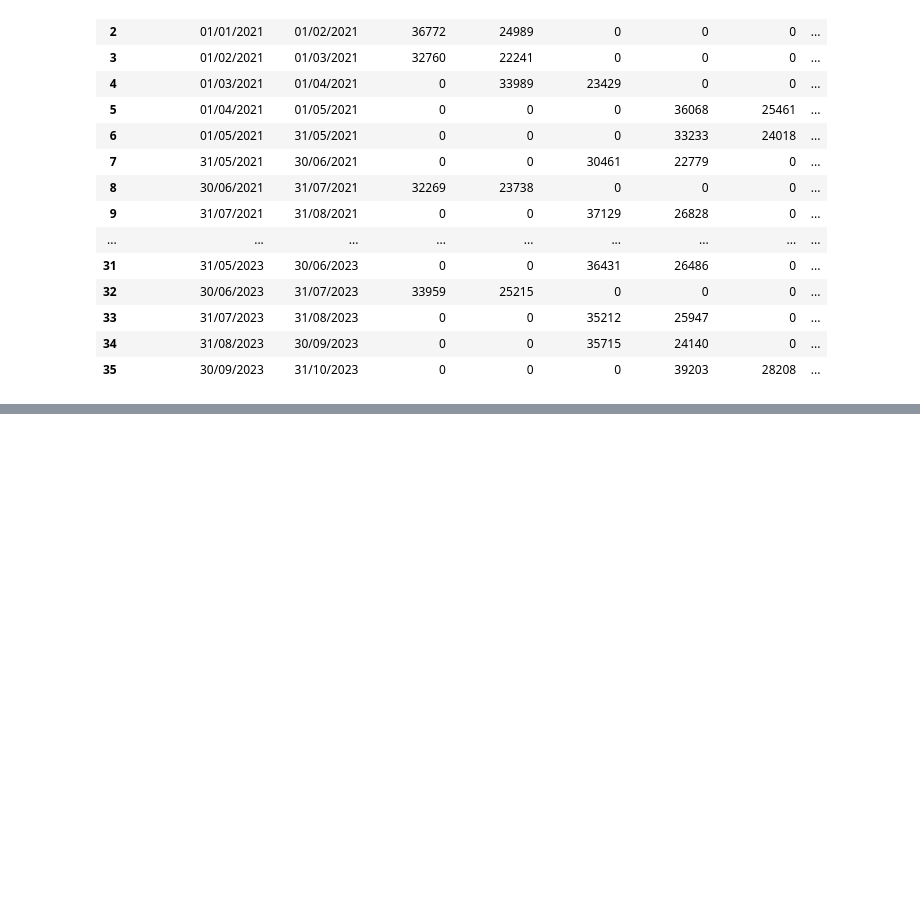
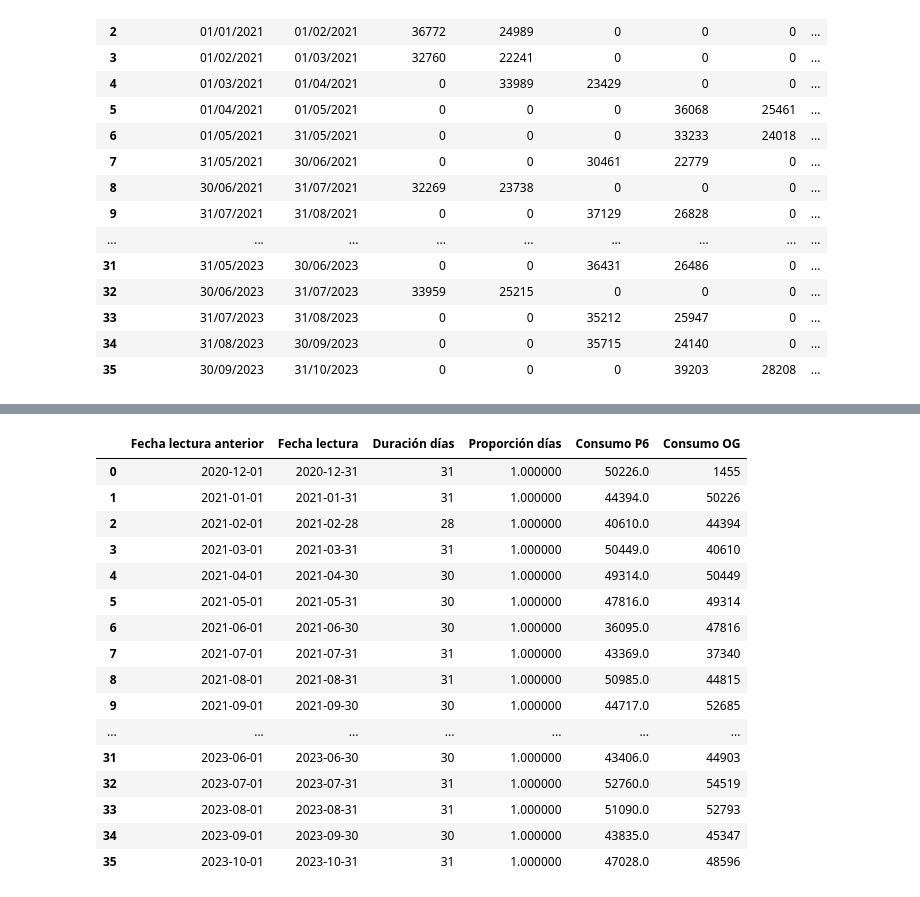
Before and after one commit to raserr11/CUPX, a Jupyter notebook: functions_dev/CRAF.ipynb, the cells around one changed output, grey strips where cells are left out. Drawn from its saved outputs; the diff is of its cells as text; code cells hidden in the pictures; blank space fills up the shorter version.

Commit message:
Function: Date-div

```diff
--- a/functions_dev/CRAF.ipynb
+++ b/functions_dev/CRAF.ipynb
@@ -10,7 +7,7 @@ np.float64(49.5)
 # %%
-df = pd.read_excel('/home/raul/CAREER/DATA_SCIENCE/proyectos/CUPX/cups-examples/InformeCUPS_AMOROS.xlsx', sheet_name=1)
+df = pd.read_excel('/home/raulserrano/DATA_SCIENCE/proyectos/CUPX/cups-examples/InformeCUPS_AMOROS.xlsx', sheet_name=1)
 df.drop('Tipo lectura', axis=1, inplace=True)
-df
+df.head(40)
 # %% [output]
 |  | Fecha lectura anterior | Fecha lectura | Consumo P1 | Consumo P2 | Consumo P3 | Consumo P4 | Consumo P5 | ... |
 | 0 | 30/11/2020 | 01/12/2020 | 0 | 1122 | 771 | 0 | 0 | ... |
@@ -37,0 +45,3 @@ Index(['Fecha lectura anterior', 'Fecha lectura', 'Consumo P1', 'Consumo P2',
+# %%
+dates_df = solo_dates(df)
+dates_df.head(10)
@@ -37,0 +102,6 @@ Index(['Fecha lectura anterior', 'Fecha lectura', 'Consumo P1', 'Consumo P2',
+# %%
+def eliminar_filas_un_dia(df):
+    # Crear una nueva copia del DataFrame sin las filas que tengan un solo día
+    df_sin_filas_un_dia = df[df['Fecha lectura anterior'] != df['Fecha lectura']].copy().reset_index().drop(columns=['index'])
+
+    return df_sin_filas_un_dia
@@ -37,0 +110,86 @@ Index(['Fecha lectura anterior', 'Fecha lectura', 'Consumo P1', 'Consumo P2',
+# %%
+def dividir_filas(df):
+    filas_divididas = []
+    dates_df = dates_p6(df)
+
+    # Añadir la columna de "Duración días" calculando los días entre las dos fechas
+    dates_df['Duración días'] = (dates_df['Fecha lectura'] - dates_df['Fecha lectura anterior']).dt.days
+
+    for _, row in dates_df.iterrows():
+        start_date = row['Fecha lectura anterior']
+        end_date = row['Fecha lectura']
+        consum = row['Consumo P6']
+        total_days = row['Duración días']  # total_days es ahora un número entero
+
+        # Si las fechas están en meses diferentes, dividir la fila
+        if start_date.month != end_date.month or start_date.year != end_date.year:
+            # Primera parte: desde start_date hasta el último día del mes de start_date
+            last_day_of_start_month = pd.Timestamp(start_date.year, start_date.month,
+                                                   pd.Timestamp(start_date.year, start_date.month, 1).days_in_month)
+            days_part1 = (last_day_of_start_month - start_date).days + 1  # Días en la primera parte
+
+            prop_days1 = days_part1 / total_days
+            prop_cons1 = prop_days1 * consum
+
+            filas_divididas.append({
+                'Fecha lectura anterior': start_date,
+                'Fecha lectura': last_day_of_start_month,
+                'Duración días': days_part1,
+                'Proporción días': prop_days1,  # Proporción de la primera parte
+                'Consumo P6': round(prop_cons1, 0)
+            })
+
+            # Segunda parte: desde el primer día del siguiente mes hasta end_date
+            first_day_of_next_month = last_day_of_start_month + timedelta(days=1)
+            days_part2 = (end_date - first_day_of_next_month).days + 1  # Días en la segunda parte
+
+            prop_days2 = days_part2 / total_days
+            prop_cons2 = round(prop_days2 * consum, 0)
+
+            filas_divididas.append({
+                'Fecha lectura anterior': first_day_of_next_month,
+                'Fecha lectura': end_date,
+                'Duración días': days_part2,
+                'Proporción días': prop_days2,  # Proporción de la segunda parte
+                'Consumo P6': round(consum - prop_cons1, 0)
+            })
+        else:
+            # Si no abarcan más de un mes, se queda la fila tal cual con su duración completa
+            filas_divididas.append({
+                'Fecha lectura anterior': start_date,
+                'Fecha lectura': end_date,
+                'Duración días': total_days,
+                'Proporción días': 1,  # Proporción completa
+                'Consumo P6':consum
+            })
+
+        # Crear DataFrame con las filas divididas y eliminar las filas de un solo día
+    split_intervals = pd.DataFrame(filas_divididas)
+    final_df = eliminar_filas_un_dia(split_intervals)
+
+    return final_df, filas_divididas
+
+# Aplicamos la función para dividir las filas y mostrar el resultado
+df_dividido, filas_dic = dividir_filas(df)
+
+# Mostrar el DataFrame resultante
+df_dividido['Consumo OG'] = df.loc[:,'Consumo P6']
+df_dividido.head(50)
+# %% [output]
+|  | Fecha lectura anterior | Fecha lectura | Duración días | Proporción días | Consumo P6 | Consumo OG |
+| 0 | 2020-12-01 | 2020-12-31 | 31 | 1.000000 | 50226.0 | 1455 |
+| 1 | 2021-01-01 | 2021-01-31 | 31 | 1.000000 | 44394.0 | 50226 |
+| 2 | 2021-02-01 | 2021-02-28 | 28 | 1.000000 | 40610.0 | 44394 |
+| 3 | 2021-03-01 | 2021-03-31 | 31 | 1.000000 | 50449.0 | 40610 |
+| 4 | 2021-04-01 | 2021-04-30 | 30 | 1.000000 | 49314.0 | 50449 |
+| 5 | 2021-05-01 | 2021-05-31 | 30 | 1.000000 | 47816.0 | 49314 |
+| 6 | 2021-06-01 | 2021-06-30 | 30 | 1.000000 | 36095.0 | 47816 |
+| 7 | 2021-07-01 | 2021-07-31 | 31 | 1.000000 | 43369.0 | 37340 |
+| 8 | 2021-08-01 | 2021-08-31 | 31 | 1.000000 | 50985.0 | 44815 |
+| 9 | 2021-09-01 | 2021-09-30 | 30 | 1.000000 | 44717.0 | 52685 |
+| ... | ... | ... | ... | ... | ... | ... |
+| 31 | 2023-06-01 | 2023-06-30 | 30 | 1.000000 | 43406.0 | 44903 |
+| 32 | 2023-07-01 | 2023-07-31 | 31 | 1.000000 | 52760.0 | 54519 |
+| 33 | 2023-08-01 | 2023-08-31 | 31 | 1.000000 | 51090.0 | 52793 |
+| 34 | 2023-09-01 | 2023-09-30 | 30 | 1.000000 | 43835.0 | 45347 |
+| 35 | 2023-10-01 | 2023-10-31 | 31 | 1.000000 | 47028.0 | 48596 |
```
Also changed, not shown: parts of 21 cells of this notebook.
